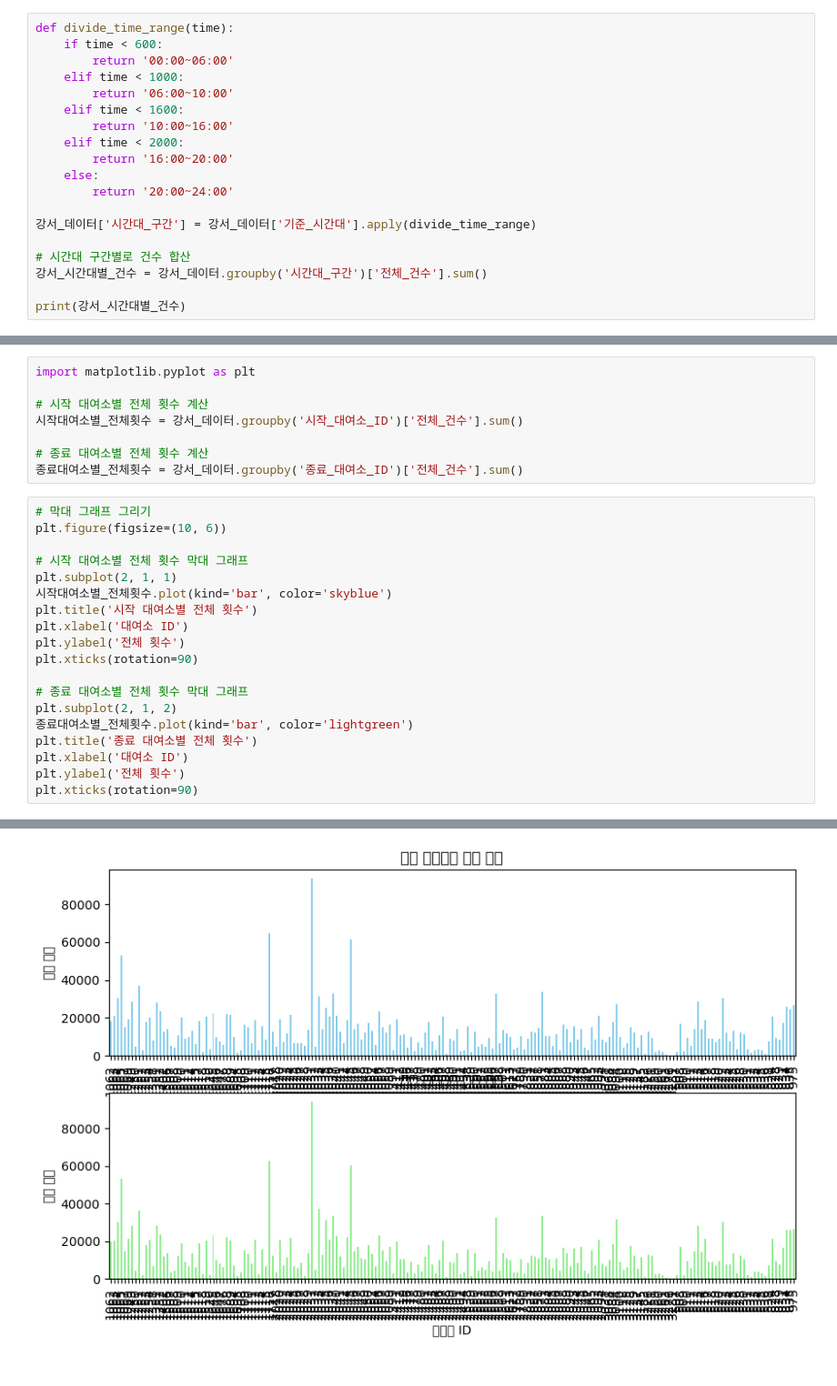
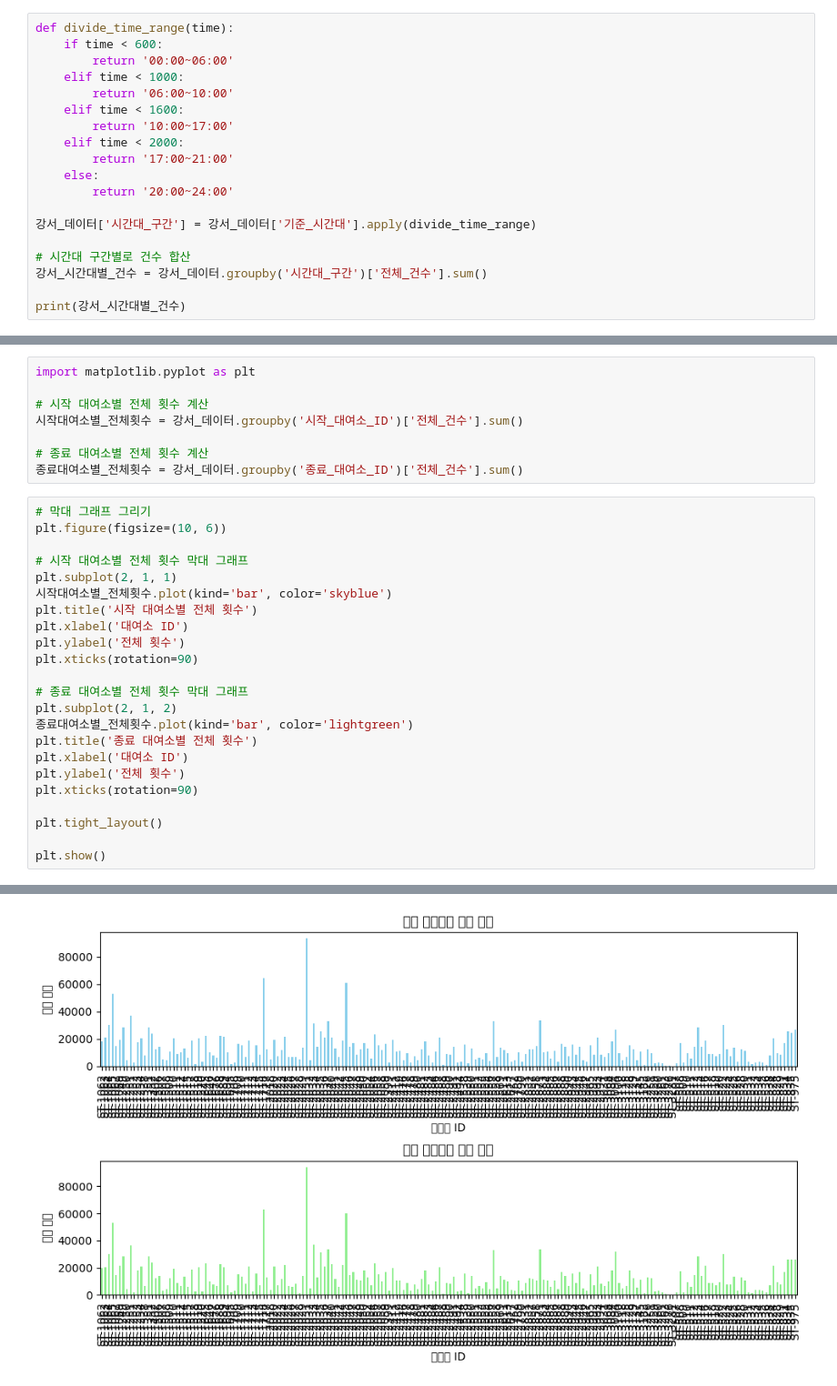
Before and after one commit to minseokpark6/SemiProject_Group3, a Jupyter notebook: Code/choiinwoo/강서_데이터_분석.ipynb, the cells around one changed output, grey strips where cells are left out. Shown at 91% size. Drawn from its saved outputs; the diff is of its cells as text.

```diff
--- a/Code/choiinwoo/강서_데이터_분석.ipynb
+++ b/Code/choiinwoo/강서_데이터_분석.ipynb
@@ -86,9 +86,9 @@ def divide_time_range(time):
     elif time < 1000:
         return '06:00~10:00'
     elif time < 1600:
-        return '10:00~16:00'
+        return '10:00~17:00'
     elif time < 2000:
-        return '16:00~20:00'
+        return '17:00~21:00'
     else:
         return '20:00~24:00'
 
@@ -145,4 +145,8 @@ plt.title('종료 대여소별 전체 횟수')
 plt.xlabel('대여소 ID')
 plt.ylabel('전체 횟수')
 plt.xticks(rotation=90)
+
+plt.tight_layout()
+
+plt.show()
 # %% [output]
@@ -166,4 +153,4 @@ plt.xticks(rotation=90)
-[figure, old version]
+[figure, new version]
 # %%
 시작대여소_2= 시작대여소별_전체횟수[시작대여소별_전체횟수.values >= 20000]
 종료대여소_2 = 종료대여소별_전체횟수[종료대여소별_전체횟수.values >= 20000]
```
Also changed, not shown: parts of 5 cells of this notebook, 1 other file.
